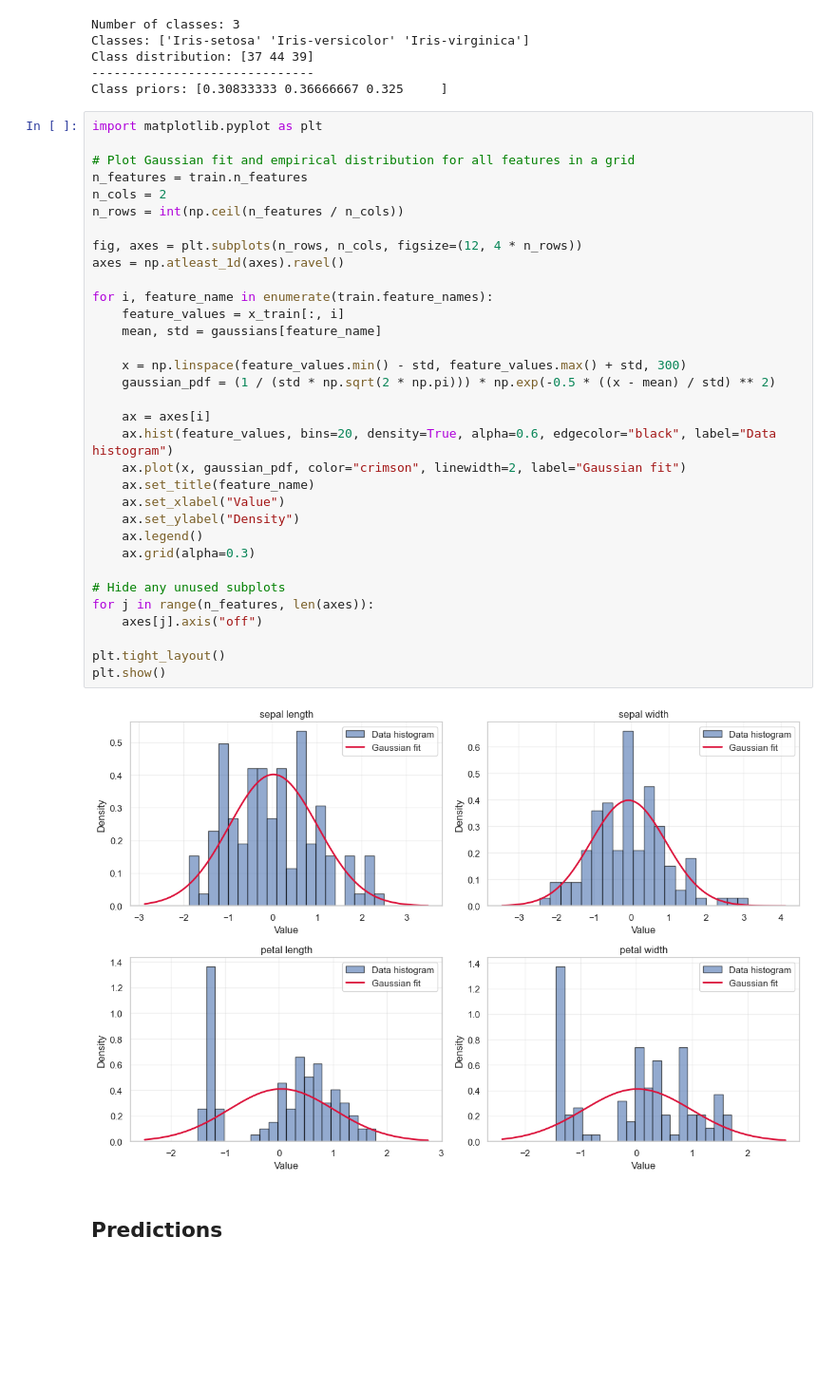
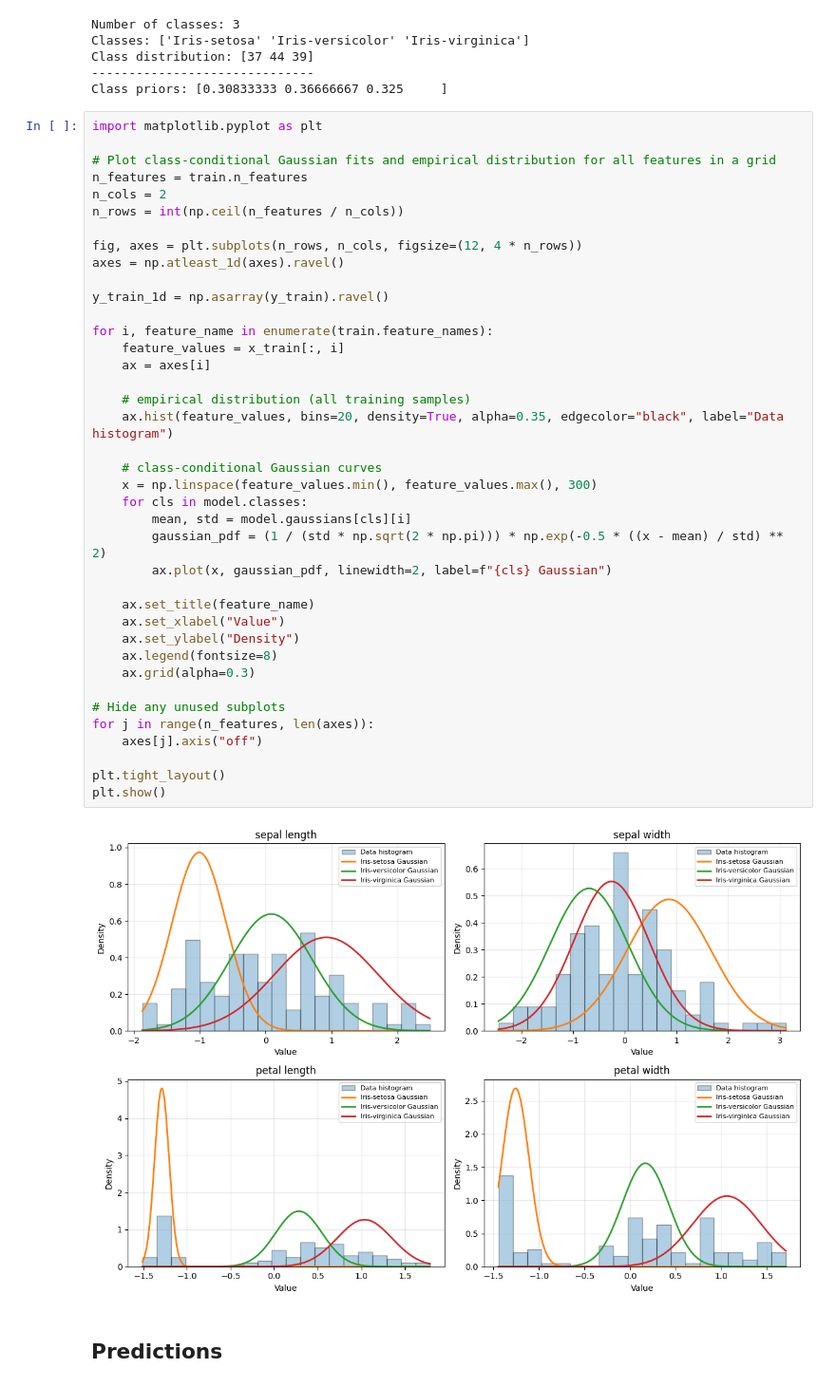
Before and after one commit to mrtn-f/machine_learning, a Jupyter notebook: models/classification/bayes_classifier/generative.ipynb, the cells around one changed output. Shown at 95% size. Drawn from its saved outputs; the diff is of its cells as text; blank space fills up the shorter version.

```diff
--- a/models/classification/bayes_classifier/generative.ipynb
+++ b/models/classification/bayes_classifier/generative.ipynb
@@ -111,38 +119,44 @@ Class priors: [0.30833333 0.36666667 0.325     ]
 # %%
 import matplotlib.pyplot as plt
 
-# Plot Gaussian fit and empirical distribution for all features in a grid
+# Plot class-conditional Gaussian fits and empirical distribution for all features in a grid
 n_features = train.n_features
 n_cols = 2
 n_rows = int(np.ceil(n_features / n_cols))
 
 fig, axes = plt.subplots(n_rows, n_cols, figsize=(12, 4 * n_rows))
 axes = np.atleast_1d(axes).ravel()
 
+y_train_1d = np.asarray(y_train).ravel()
+
 for i, feature_name in enumerate(train.feature_names):
     feature_values = x_train[:, i]
-    mean, std = gaussians[feature_name]
+    ax = axes[i]
 
-    x = np.linspace(feature_values.min() - std, feature_values.max() + std, 300)
-    gaussian_pdf = (1 / (std * np.sqrt(2 * np.pi))) * np.exp(-0.5 * ((x - mean) / std) ** 2)
+    # empirical distribution (all training samples)
+    ax.hist(feature_values, bins=20, density=True, alpha=0.35, edgecolor="black", label="Data histogram")
 
-    ax = axes[i]
-    ax.hist(feature_values, bins=20, density=True, alpha=0.6, edgecolor="black", label="Data histogram")
-    ax.plot(x, gaussian_pdf, color="crimson", linewidth=2, label="Gaussian fit")
+    # class-conditional Gaussian curves
+    x = np.linspace(feature_values.min(), feature_values.max(), 300)
+    for cls in model.classes:
+        mean, std = model.gaussians[cls][i]
+        gaussian_pdf = (1 / (std * np.sqrt(2 * np.pi))) * np.exp(-0.5 * ((x - mean) / std) ** 2)
+        ax.plot(x, gaussian_pdf, linewidth=2, label=f"{cls} Gaussian")
+
     ax.set_title(feature_name)
     ax.set_xlabel("Value")
     ax.set_ylabel("Density")
-    ax.legend()
+    ax.legend(fontsize=8)
     ax.grid(alpha=0.3)
 
 # Hide any unused subplots
 for j in range(n_features, len(axes)):
     axes[j].axis("off")
 
 plt.tight_layout()
 plt.show()
 # %% [output]
-[figure, old version]
+[figure, new version]
 # %% [markdown]
 ## Predictions
 # %%
```
Also changed, not shown: parts of 2 cells of this notebook.
